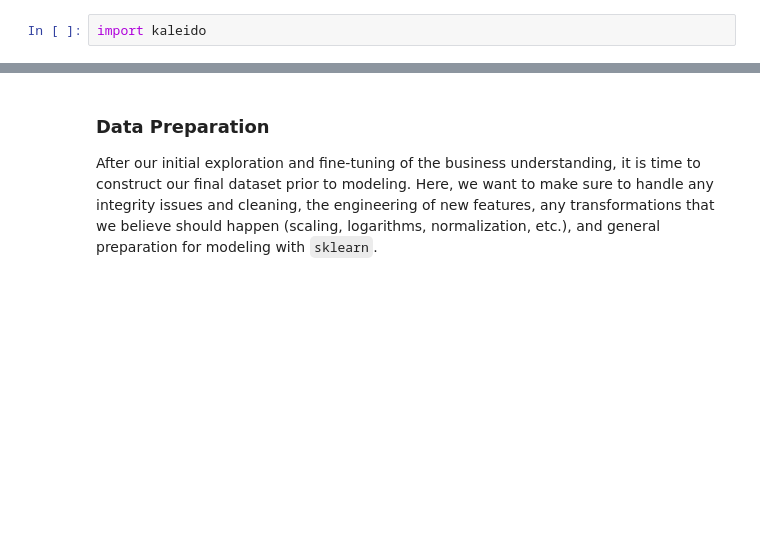
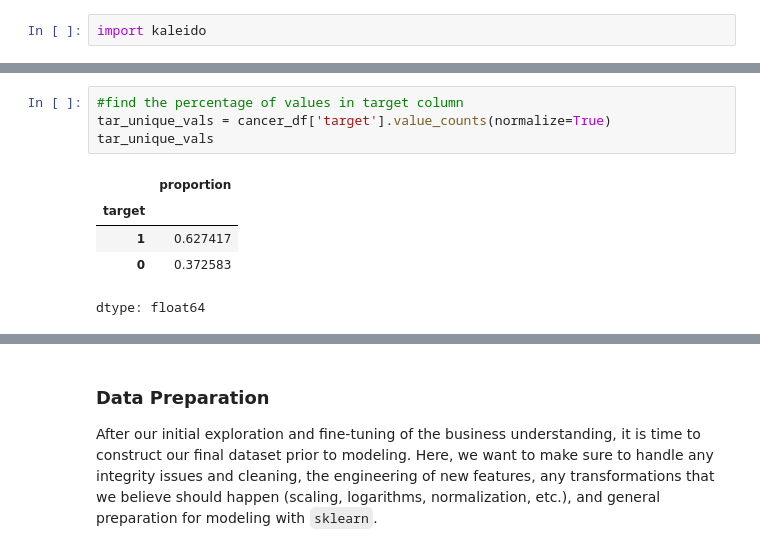
Before and after one commit to purnachand1186/Breast_Cancer_Analysis_ML, a Jupyter notebook: Breast_Cancer_Analysis.ipynb, the cells around one changed output, grey strips where cells are left out. Drawn from its saved outputs; the diff is of its cells as text; blank space fills up the shorter version.

```diff
--- a/Breast_Cancer_Analysis.ipynb
+++ b/Breast_Cancer_Analysis.ipynb
@@ -101,0 +159,10 @@ After considering the business understanding, we want to get familiar with our d
+# %%
+#find the percentage of values in target column
+tar_unique_vals = cancer_df['target'].value_counts(normalize=True)
+tar_unique_vals
+# %% [output]
+|  | proportion |
+| target |  |
+| 1 | 0.627417 |
+| 0 | 0.372583 |
+dtype: float64
```
Also changed, not shown: parts of 9 cells of this notebook.
